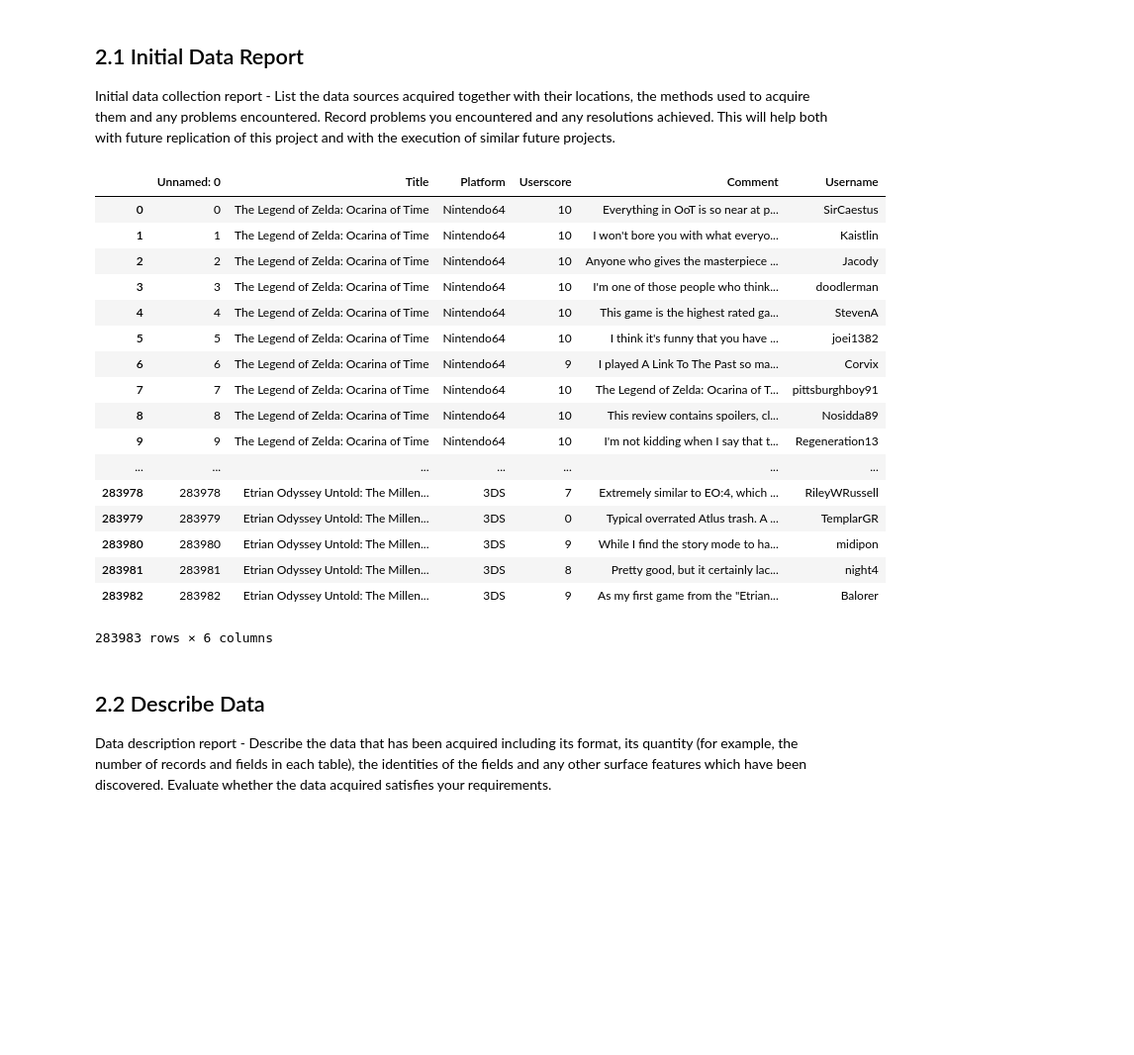
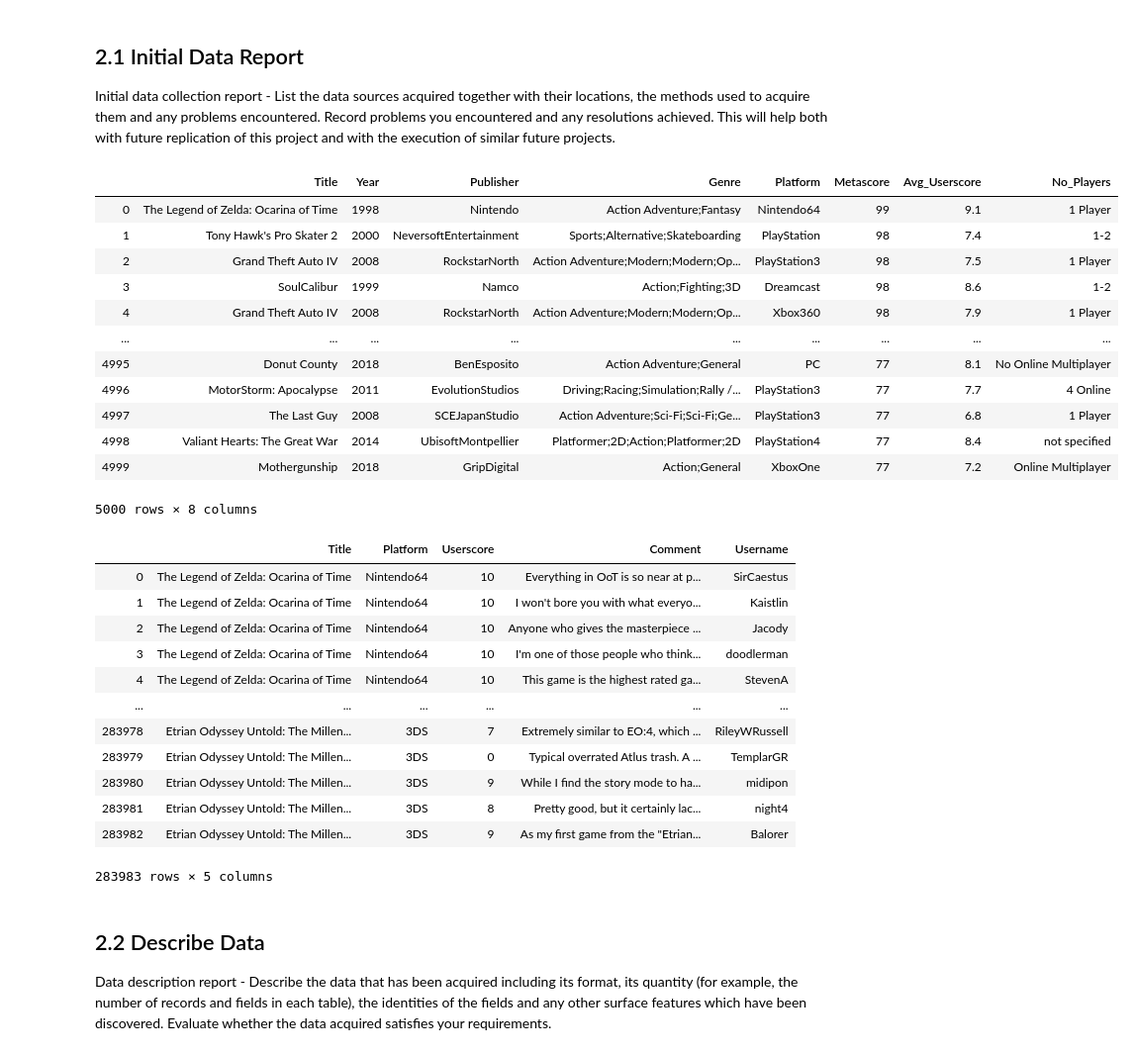
Before and after one commit to nothing2c/Data-Analytics, a Jupyter notebook: Data Analytics CA VG Metacritic Scores/Data Analysis Template.ipynb, the cells around one changed output. Shown at 99% size. Saved outputs shown, nothing was run; the diff lists cells and outputs as text; code cells hidden in the pictures; blank space fills up the shorter version.

```diff
--- a/Data Analytics CA VG Metacritic Scores/Data Analysis Template.ipynb
+++ b/Data Analytics CA VG Metacritic Scores/Data Analysis Template.ipynb
@@ -60,34 +63,49 @@ import matplotlib.pyplot as plt
 import numpy as np
 import seaborn as sns
 # %%
-#Data source:
-#Source Query location:
+# Data source:
+# Source Query location:
 pathInfo = 'metacritic_game_info.csv'
 pathComments = 'metacritic_game_user_comments.csv'
-# reads the data from the file - denotes as CSV, it has no header, sets column headers
+
+# Reads the data from the file - denotes as CSV
 dfInfo =  pd.read_csv(pathInfo)
 dfComments = pd.read_csv(pathComments)
 
+# Drop 'Unnamed: 0' columns in both datasets
+dfInfo = dfInfo.drop('Unnamed: 0', 1)
+dfComments = dfComments.drop('Unnamed: 0', 1)
+
+# Display datasets
+display(dfInfo)
 display(dfComments)
 # %% [output]
-|  | Unnamed: 0 | Title | Platform | Userscore | Comment | Username |
-| 0 | 0 | The Legend of Zelda: Ocarina of Time | Nintendo64 | 10 | Everything in OoT is so near at p... | SirCaestus |
-| 1 | 1 | The Legend of Zelda: Ocarina of Time | Nintendo64 | 10 | I won't bore you with what everyo... | Kaistlin |
-| 2 | 2 | The Legend of Zelda: Ocarina of Time | Nintendo64 | 10 | Anyone who gives the masterpiece ... | Jacody |
-| 3 | 3 | The Legend of Zelda: Ocarina of Time | Nintendo64 | 10 | I'm one of those people who think... | doodlerman |
-| 4 | 4 | The Legend of Zelda: Ocarina of Time | Nintendo64 | 10 | This game is the highest rated ga... | StevenA |
-| 5 | 5 | The Legend of Zelda: Ocarina of Time | Nintendo64 | 10 | I think it's funny that you have ... | joei1382 |
-| 6 | 6 | The Legend of Zelda: Ocarina of Time | Nintendo64 | 9 | I played A Link To The Past so ma... | Corvix |
-| 7 | 7 | The Legend of Zelda: Ocarina of Time | Nintendo64 | 10 | The Legend of Zelda: Ocarina of T... | pittsburghboy91 |
-| 8 | 8 | The Legend of Zelda: Ocarina of Time | Nintendo64 | 10 | This review contains spoilers, cl... | Nosidda89 |
-| 9 | 9 | The Legend of Zelda: Ocarina of Time | Nintendo64 | 10 | I'm not kidding when I say that t... | Regeneration13 |
-| ... | ... | ... | ... | ... | ... | ... |
-| 283978 | 283978 | Etrian Odyssey Untold: The Millen... | 3DS | 7 | Extremely similar to EO:4, which ... | RileyWRussell |
-| 283979 | 283979 | Etrian Odyssey Untold: The Millen... | 3DS | 0 | Typical overrated Atlus trash. A ... | TemplarGR |
-| 283980 | 283980 | Etrian Odyssey Untold: The Millen... | 3DS | 9 | While I find the story mode to ha... | midipon |
-| 283981 | 283981 | Etrian Odyssey Untold: The Millen... | 3DS | 8 | Pretty good, but it certainly lac... | night4 |
-| 283982 | 283982 | Etrian Odyssey Untold: The Millen... | 3DS | 9 | As my first game from the "Etrian... | Balorer |
+|  | Title | Year | Publisher | Genre | Platform | Metascore | Avg_Userscore | No_Players |
+| 0 | The Legend of Zelda: Ocarina of Time | 1998 | Nintendo | Action Adventure;Fantasy | Nintendo64 | 99 | 9.1 | 1 Player |
+| 1 | Tony Hawk's Pro Skater 2 | 2000 | NeversoftEntertainment | Sports;Alternative;Skateboarding | PlayStation | 98 | 7.4 | 1-2 |
+| 2 | Grand Theft Auto IV | 2008 | RockstarNorth | Action Adventure;Modern;Modern;Op... | PlayStation3 | 98 | 7.5 | 1 Player |
+| 3 | SoulCalibur | 1999 | Namco | Action;Fighting;3D | Dreamcast | 98 | 8.6 | 1-2 |
+| 4 | Grand Theft Auto IV | 2008 | RockstarNorth | Action Adventure;Modern;Modern;Op... | Xbox360 | 98 | 7.9 | 1 Player |
+| ... | ... | ... | ... | ... | ... | ... | ... | ... |
+| 4995 | Donut County | 2018 | BenEsposito | Action Adventure;General | PC | 77 | 8.1 | No Online Multiplayer |
+| 4996 | MotorStorm: Apocalypse | 2011 | EvolutionStudios | Driving;Racing;Simulation;Rally /... | PlayStation3 | 77 | 7.7 | 4 Online |
+| 4997 | The Last Guy | 2008 | SCEJapanStudio | Action Adventure;Sci-Fi;Sci-Fi;Ge... | PlayStation3 | 77 | 6.8 | 1 Player |
+| 4998 | Valiant Hearts: The Great War | 2014 | UbisoftMontpellier | Platformer;2D;Action;Platformer;2D | PlayStation4 | 77 | 8.4 | not specified |
+| 4999 | Mothergunship | 2018 | GripDigital | Action;General | XboxOne | 77 | 7.2 | Online Multiplayer |
-283983 rows × 6 columns
+5000 rows × 8 columns
+|  | Title | Platform | Userscore | Comment | Username |
+| 0 | The Legend of Zelda: Ocarina of Time | Nintendo64 | 10 | Everything in OoT is so near at p... | SirCaestus |
+| 1 | The Legend of Zelda: Ocarina of Time | Nintendo64 | 10 | I won't bore you with what everyo... | Kaistlin |
+| 2 | The Legend of Zelda: Ocarina of Time | Nintendo64 | 10 | Anyone who gives the masterpiece ... | Jacody |
+| 3 | The Legend of Zelda: Ocarina of Time | Nintendo64 | 10 | I'm one of those people who think... | doodlerman |
+| 4 | The Legend of Zelda: Ocarina of Time | Nintendo64 | 10 | This game is the highest rated ga... | StevenA |
+| ... | ... | ... | ... | ... | ... |
+| 283978 | Etrian Odyssey Untold: The Millen... | 3DS | 7 | Extremely similar to EO:4, which ... | RileyWRussell |
+| 283979 | Etrian Odyssey Untold: The Millen... | 3DS | 0 | Typical overrated Atlus trash. A ... | TemplarGR |
+| 283980 | Etrian Odyssey Untold: The Millen... | 3DS | 9 | While I find the story mode to ha... | midipon |
+| 283981 | Etrian Odyssey Untold: The Millen... | 3DS | 8 | Pretty good, but it certainly lac... | night4 |
+| 283982 | Etrian Odyssey Untold: The Millen... | 3DS | 9 | As my first game from the "Etrian... | Balorer |
+283983 rows × 5 columns
 # %% [markdown]
 ## 2.2 Describe Data <a class="anchor" id="Describedata"></a>
 Data description report - Describe the data that has been acquired including its format, its quantity (for example, the number of records and fields in each table), the identities of the fields and any other surface features which have been discovered. Evaluate whether the data acquired satisfies your requirements.
```
Also changed, not shown: parts of 20 cells of this notebook.
